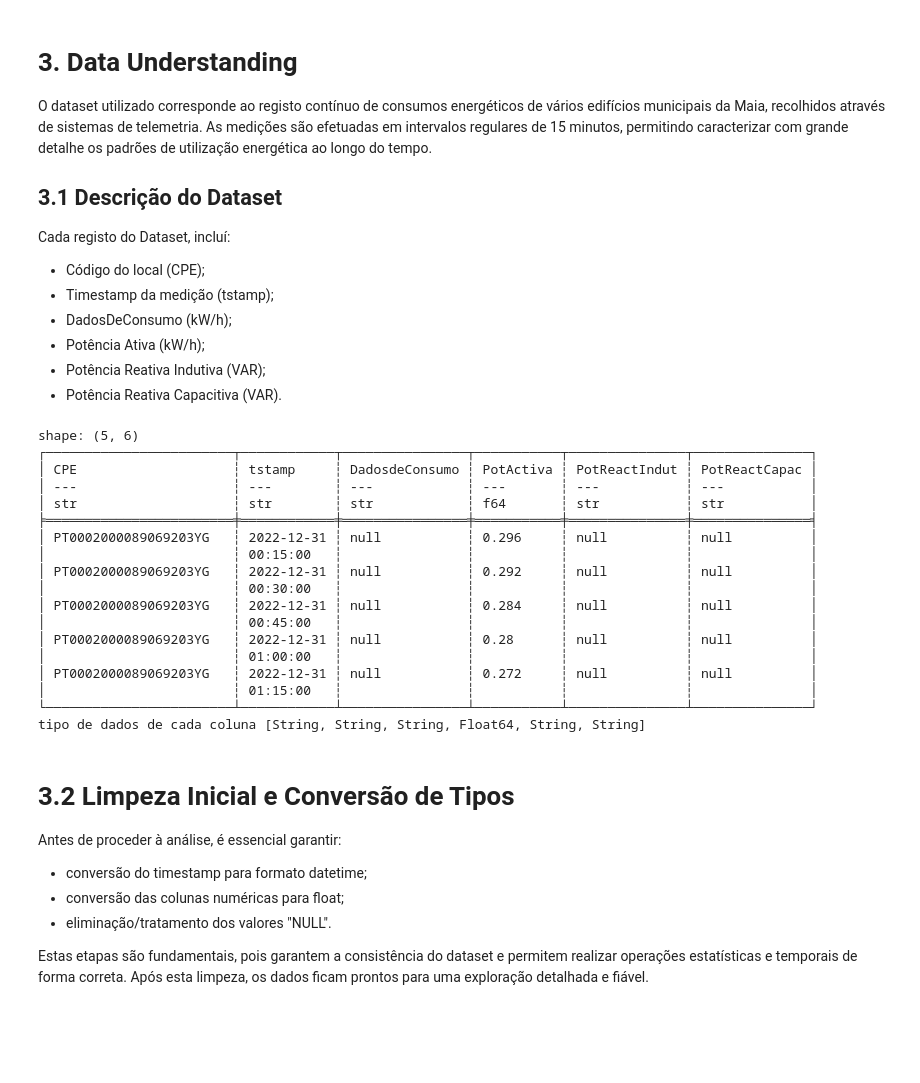
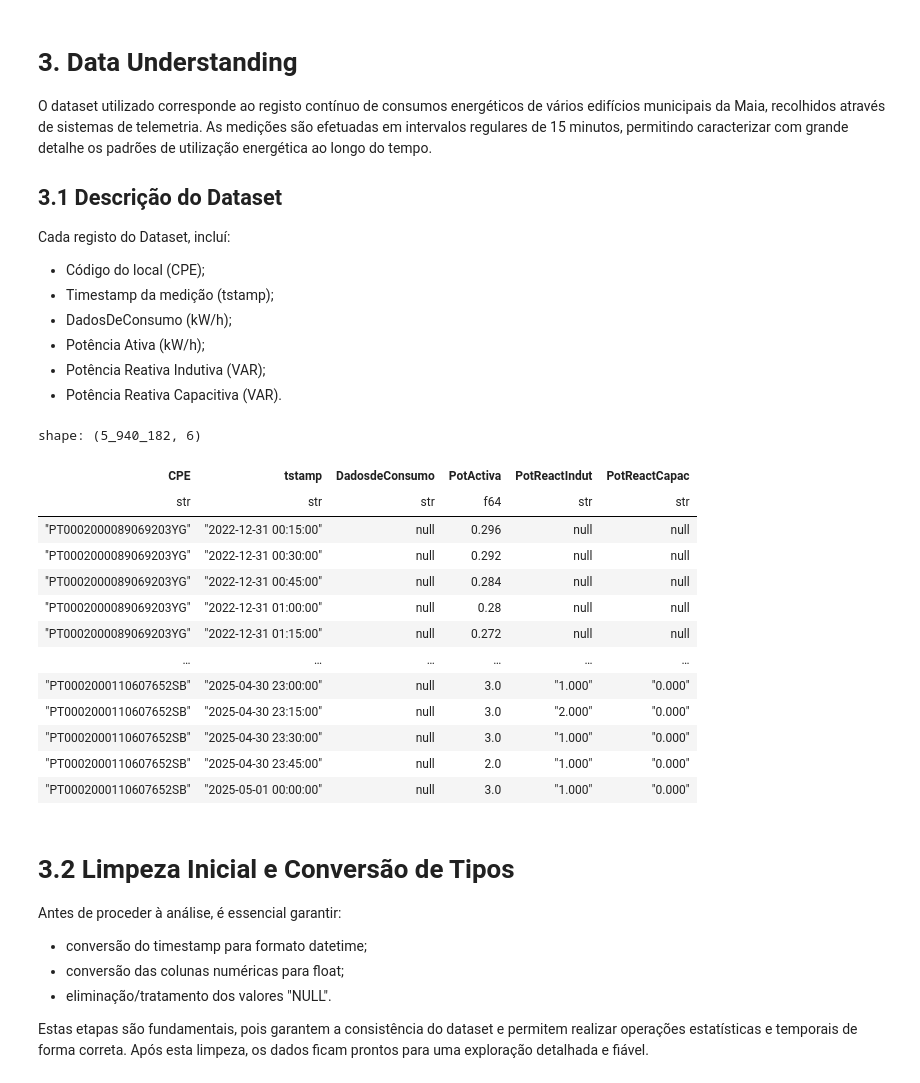
Before and after one commit to jpnoa1/IAA, a Jupyter notebook: Projeto IAA/Projeto.ipynb, the cells around one changed output. Drawn from its saved outputs; the diff is of its cells as text; code cells hidden in the pictures; blank space fills up the shorter version.

```diff
--- a/Projeto IAA/Projeto.ipynb
+++ b/Projeto IAA/Projeto.ipynb
@@ -44,34 +44,27 @@ Cada registo do Dataset, incluí:
  - Potência Reativa Indutiva (VAR);
  - Potência Reativa Capacitiva (VAR).
 # %%
-
-
 df = pl.read_csv(
     "consumo15m_11_2025.csv",
     null_values="NULL"
 )
-print(df.head())
 
-print("tipo de dados de cada coluna "+str(df.dtypes))
+df
 # %% [output]
-shape: (5, 6)
-┌────────────────────────┬────────────┬────────────────┬───────────┬───────────────┬───────────────┐
-│ CPE                    ┆ tstamp     ┆ DadosdeConsumo ┆ PotActiva ┆ PotReactIndut ┆ PotReactCapac │
-│ ---                    ┆ ---        ┆ ---            ┆ ---       ┆ ---           ┆ ---           │
-│ str                    ┆ str        ┆ str            ┆ f64       ┆ str           ┆ str           │
-╞════════════════════════╪════════════╪════════════════╪═══════════╪═══════════════╪═══════════════╡
-│ PT0002000089069203YG   ┆ 2022-12-31 ┆ null           ┆ 0.296     ┆ null          ┆ null          │
-│                        ┆ 00:15:00   ┆                ┆           ┆               ┆               │
-│ PT0002000089069203YG   ┆ 2022-12-31 ┆ null           ┆ 0.292     ┆ null          ┆ null          │
-│                        ┆ 00:30:00   ┆                ┆           ┆               ┆               │
-│ PT0002000089069203YG   ┆ 2022-12-31 ┆ null           ┆ 0.284     ┆ null          ┆ null          │
-│                        ┆ 00:45:00   ┆                ┆           ┆               ┆               │
-│ PT0002000089069203YG   ┆ 2022-12-31 ┆ null           ┆ 0.28      ┆ null          ┆ null          │
-│                        ┆ 01:00:00   ┆                ┆           ┆               ┆               │
-│ PT0002000089069203YG   ┆ 2022-12-31 ┆ null           ┆ 0.272     ┆ null          ┆ null          │
-│                        ┆ 01:15:00   ┆                ┆           ┆               ┆               │
-└────────────────────────┴────────────┴────────────────┴───────────┴───────────────┴───────────────┘
-tipo de dados de cada coluna [String, String, String, Float64, String, String]
+shape: (5_940_182, 6)
+| CPE | tstamp | DadosdeConsumo | PotActiva | PotReactIndut | PotReactCapac |
+| str | str | str | f64 | str | str |
+| "PT0002000089069203YG" | "2022-12-31 00:15:00" | null | 0.296 | null | null |
+| "PT0002000089069203YG" | "2022-12-31 00:30:00" | null | 0.292 | null | null |
+| "PT0002000089069203YG" | "2022-12-31 00:45:00" | null | 0.284 | null | null |
+| "PT0002000089069203YG" | "2022-12-31 01:00:00" | null | 0.28 | null | null |
+| "PT0002000089069203YG" | "2022-12-31 01:15:00" | null | 0.272 | null | null |
+| … | … | … | … | … | … |
+| "PT0002000110607652SB" | "2025-04-30 23:00:00" | null | 3.0 | "1.000" | "0.000" |
+| "PT0002000110607652SB" | "2025-04-30 23:15:00" | null | 3.0 | "2.000" | "0.000" |
+| "PT0002000110607652SB" | "2025-04-30 23:30:00" | null | 3.0 | "1.000" | "0.000" |
+| "PT0002000110607652SB" | "2025-04-30 23:45:00" | null | 2.0 | "1.000" | "0.000" |
+| "PT0002000110607652SB" | "2025-05-01 00:00:00" | null | 3.0 | "1.000" | "0.000" |
 # %% [markdown]
 
 # 3.2 Limpeza Inicial e Conversão de Tipos
```
Also changed, not shown: parts of 5 cells of this notebook, 1 other file.
